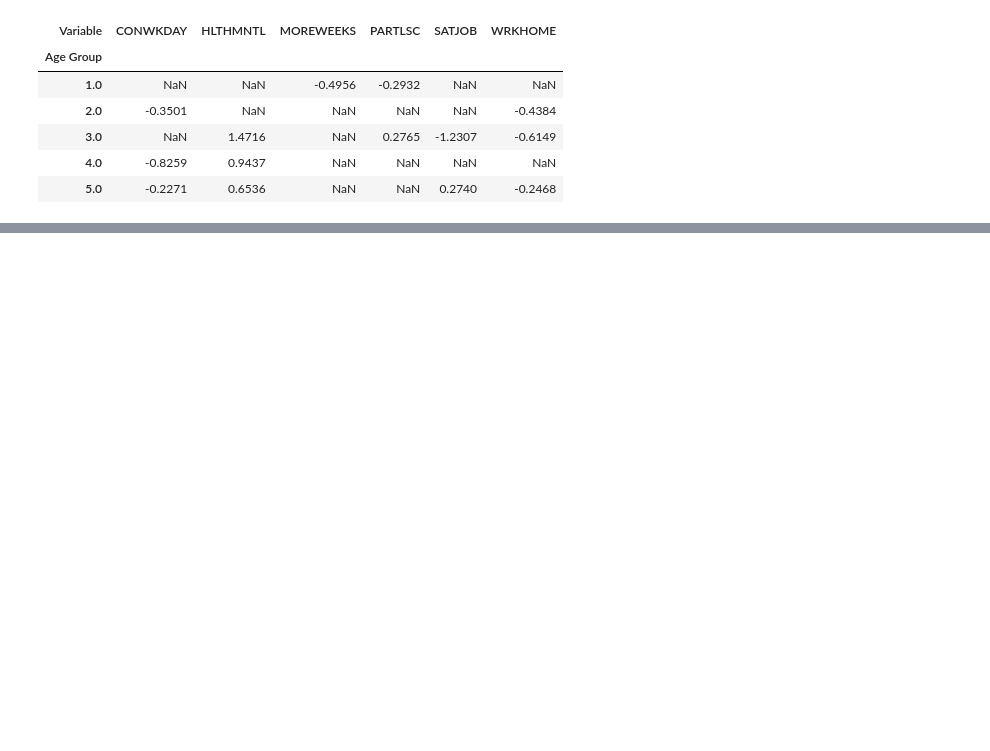
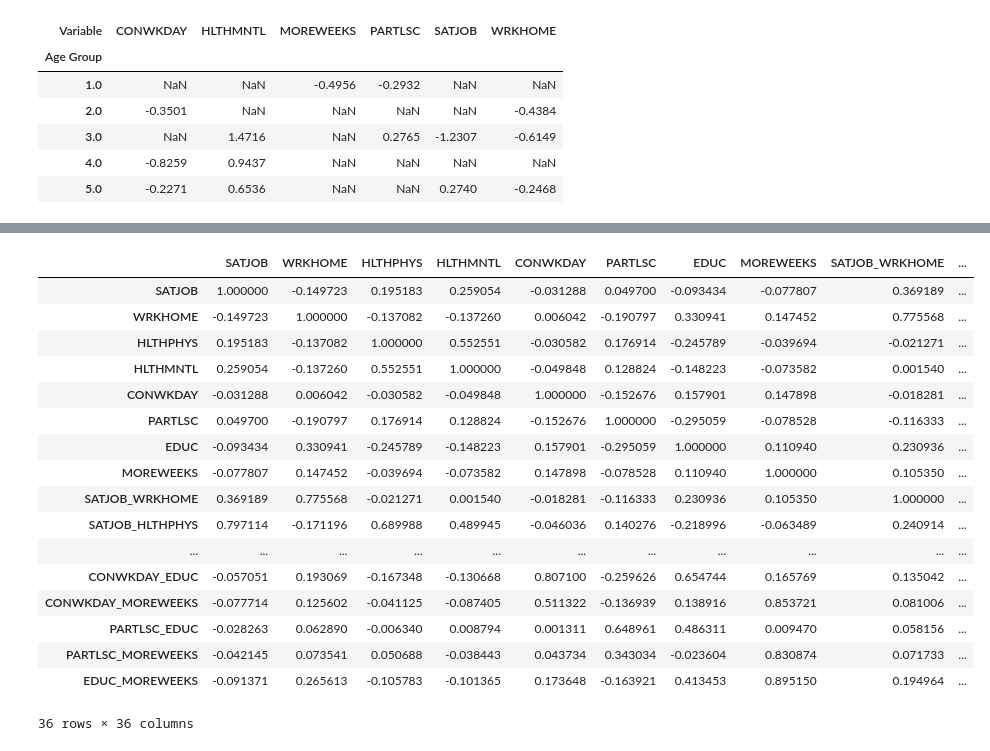
Before and after one commit to matthewasloan95/social-isolation-transportation, a Jupyter notebook: gss_logit.ipynb, the cells around one changed output, grey strips where cells are left out. Saved outputs shown, nothing was run; the diff lists cells and outputs as text; code cells hidden in the pictures; blank space fills up the shorter version.

```diff
--- a/gss_logit.ipynb
+++ b/gss_logit.ipynb
@@ -364,0 +458,21 @@ ValueError: The number of FixedLocator locations (6), usually from a call to set
+# %%
+x_inter.corr()
+# %% [output]
+|  | SATJOB | WRKHOME | HLTHPHYS | HLTHMNTL | CONWKDAY | PARTLSC | EDUC | MOREWEEKS | SATJOB_WRKHOME | ... |
+| SATJOB | 1.000000 | -0.149723 | 0.195183 | 0.259054 | -0.031288 | 0.049700 | -0.093434 | -0.077807 | 0.369189 | ... |
+| WRKHOME | -0.149723 | 1.000000 | -0.137082 | -0.137260 | 0.006042 | -0.190797 | 0.330941 | 0.147452 | 0.775568 | ... |
+| HLTHPHYS | 0.195183 | -0.137082 | 1.000000 | 0.552551 | -0.030582 | 0.176914 | -0.245789 | -0.039694 | -0.021271 | ... |
+| HLTHMNTL | 0.259054 | -0.137260 | 0.552551 | 1.000000 | -0.049848 | 0.128824 | -0.148223 | -0.073582 | 0.001540 | ... |
+| CONWKDAY | -0.031288 | 0.006042 | -0.030582 | -0.049848 | 1.000000 | -0.152676 | 0.157901 | 0.147898 | -0.018281 | ... |
+| PARTLSC | 0.049700 | -0.190797 | 0.176914 | 0.128824 | -0.152676 | 1.000000 | -0.295059 | -0.078528 | -0.116333 | ... |
+| EDUC | -0.093434 | 0.330941 | -0.245789 | -0.148223 | 0.157901 | -0.295059 | 1.000000 | 0.110940 | 0.230936 | ... |
+| MOREWEEKS | -0.077807 | 0.147452 | -0.039694 | -0.073582 | 0.147898 | -0.078528 | 0.110940 | 1.000000 | 0.105350 | ... |
+| SATJOB_WRKHOME | 0.369189 | 0.775568 | -0.021271 | 0.001540 | -0.018281 | -0.116333 | 0.230936 | 0.105350 | 1.000000 | ... |
+| SATJOB_HLTHPHYS | 0.797114 | -0.171196 | 0.689988 | 0.489945 | -0.046036 | 0.140276 | -0.218996 | -0.063489 | 0.240914 | ... |
+| ... | ... | ... | ... | ... | ... | ... | ... | ... | ... | ... |
+| CONWKDAY_EDUC | -0.057051 | 0.193069 | -0.167348 | -0.130668 | 0.807100 | -0.259626 | 0.654744 | 0.165769 | 0.135042 | ... |
+| CONWKDAY_MOREWEEKS | -0.077714 | 0.125602 | -0.041125 | -0.087405 | 0.511322 | -0.136939 | 0.138916 | 0.853721 | 0.081006 | ... |
+| PARTLSC_EDUC | -0.028263 | 0.062890 | -0.006340 | 0.008794 | 0.001311 | 0.648961 | 0.486311 | 0.009470 | 0.058156 | ... |
+| PARTLSC_MOREWEEKS | -0.042145 | 0.073541 | 0.050688 | -0.038443 | 0.043734 | 0.343034 | -0.023604 | 0.830874 | 0.071733 | ... |
+| EDUC_MOREWEEKS | -0.091371 | 0.265613 | -0.105783 | -0.101365 | 0.173648 | -0.163921 | 0.413453 | 0.895150 | 0.194964 | ... |
+36 rows × 36 columns
```
Also changed, not shown: parts of 18 cells of this notebook.
